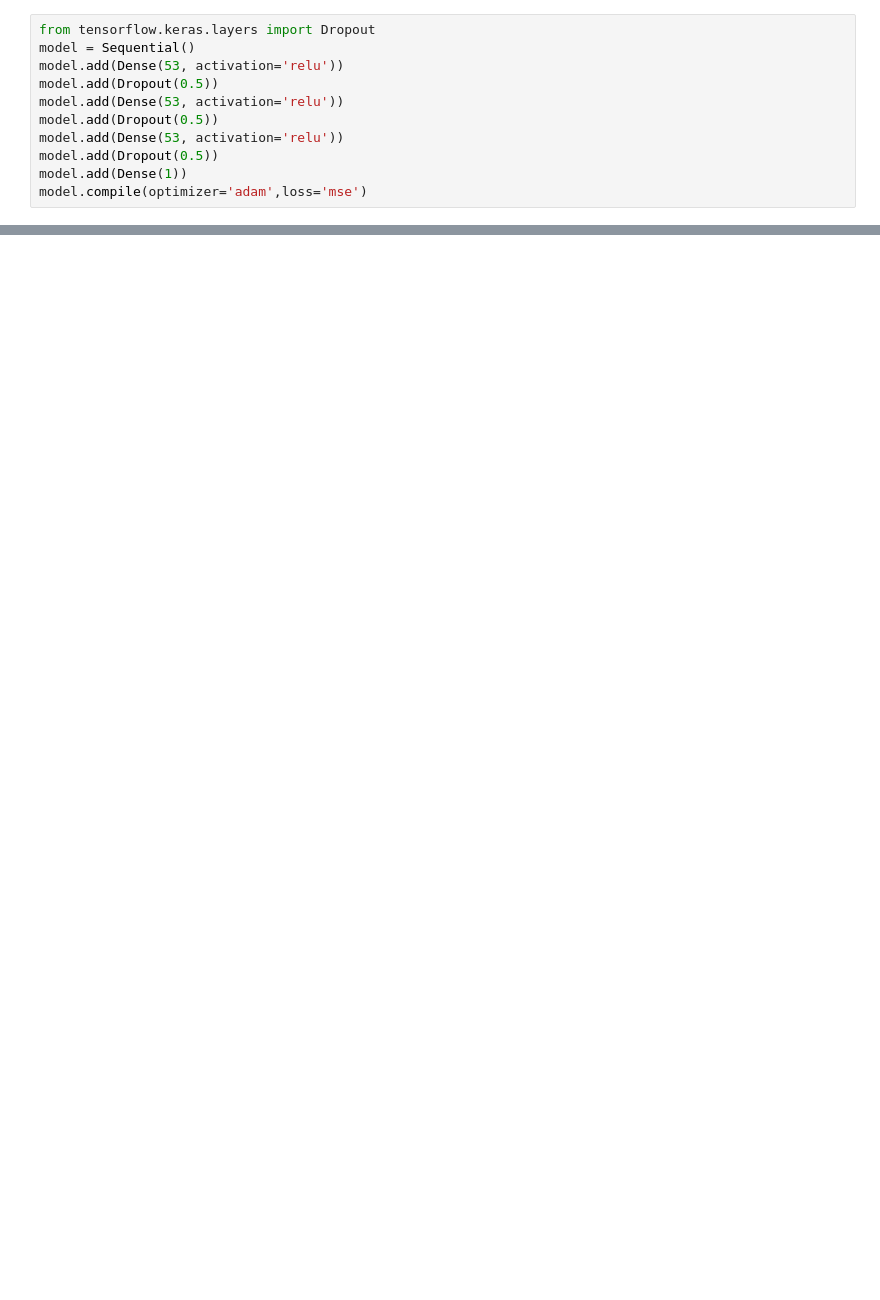
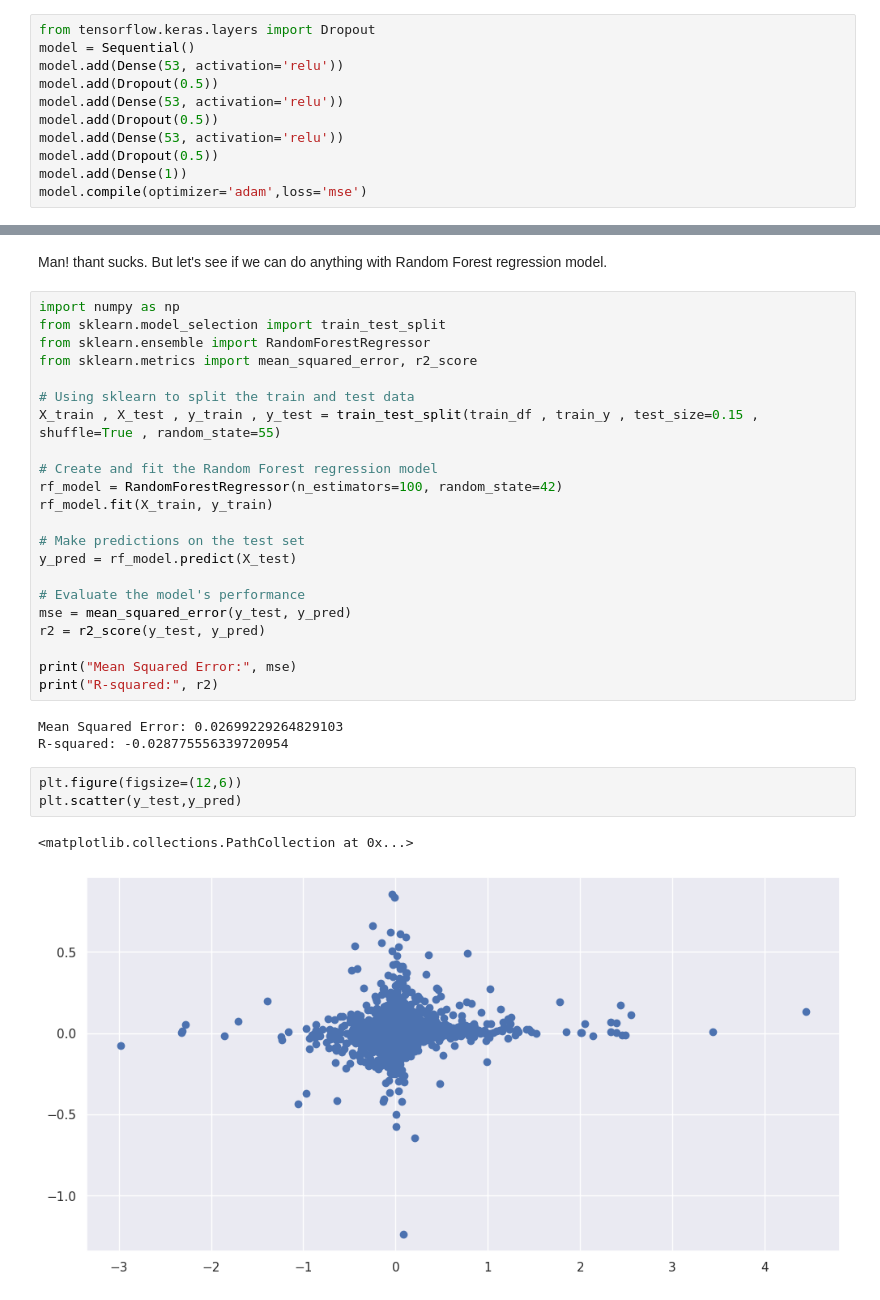
Before and after one commit to AmirMoazzami/207_final_project, a Jupyter notebook: zillow_final_project_207.ipynb, the cells around one changed output, grey strips where cells are left out. Cells and saved outputs as stored; diff of their text form; blank space fills up the shorter version.

```diff
--- a/zillow_final_project_207.ipynb
+++ b/zillow_final_project_207.ipynb
@@ -543,0 +624,33 @@ plt.scatter(y_test,predictions)
+# %% [markdown]
+Man! thant sucks. But let's see if we can do anything with Random Forest regression model.
+# %%
+import numpy as np
+from sklearn.model_selection import train_test_split
+from sklearn.ensemble import RandomForestRegressor
+from sklearn.metrics import mean_squared_error, r2_score
+
+# Using sklearn to split the train and test data
+X_train , X_test , y_train , y_test = train_test_split(train_df , train_y , test_size=0.15 , shuffle=True , random_state=55)
+
+# Create and fit the Random Forest regression model
+rf_model = RandomForestRegressor(n_estimators=100, random_state=42)
+rf_model.fit(X_train, y_train)
+
+# Make predictions on the test set
+y_pred = rf_model.predict(X_test)
+
+# Evaluate the model's performance
+mse = mean_squared_error(y_test, y_pred)
+r2 = r2_score(y_test, y_pred)
+
+print("Mean Squared Error:", mse)
+print("R-squared:", r2)
+# %% [output]
+Mean Squared Error: 0.02699229264829103
+R-squared: -0.028775556339720954
+# %%
+plt.figure(figsize=(12,6))
+plt.scatter(y_test,y_pred)
+# %% [output]
+<matplotlib.collections.PathCollection at 0x...>
+[figure, added]
```
Also changed, not shown: parts of 11 cells of this notebook.
